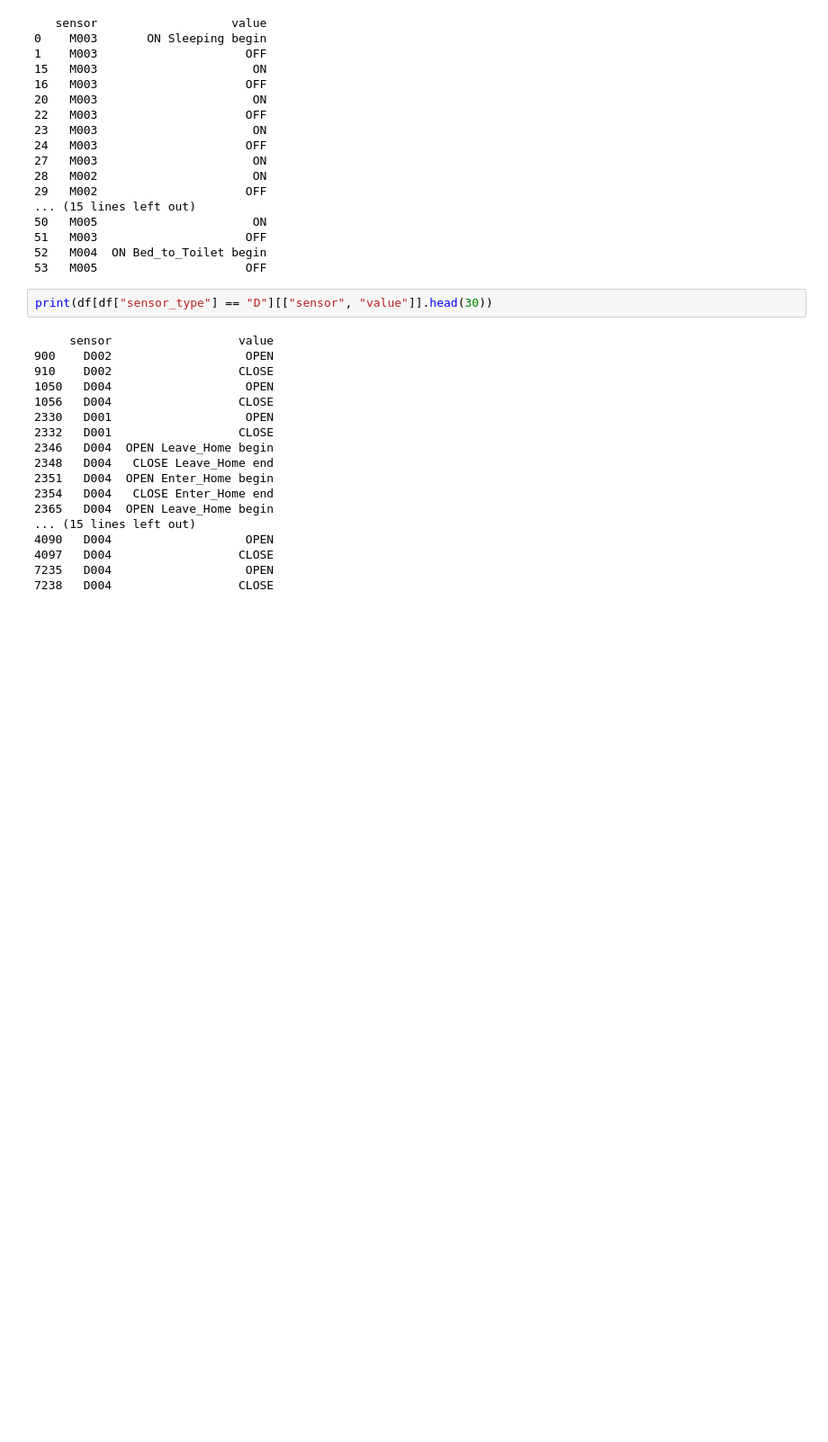
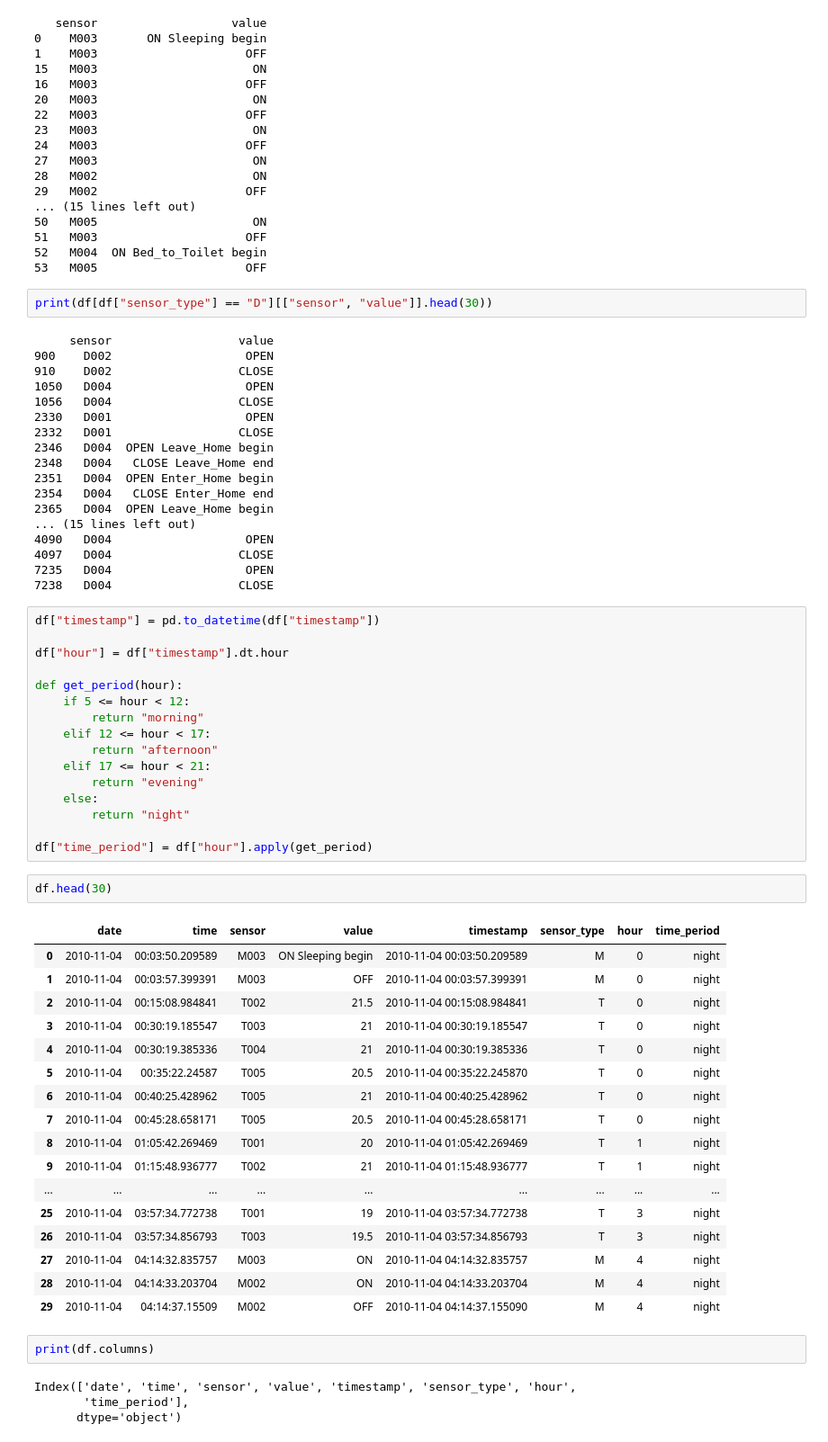
Before and after one commit to salmmaaly/HomeCareIOT, a Jupyter notebook: notebooks/01_data_exploration.ipynb, the cells around one changed output. Shown at 90% size. Saved outputs shown, nothing was run; the diff lists cells and outputs as text; blank space fills up the shorter version.

```diff
--- a/notebooks/01_data_exploration.ipynb
+++ b/notebooks/01_data_exploration.ipynb
@@ -462,3 +462,45 @@ print(df[df["sensor_type"] == "D"][["sensor", "value"]].head(30))
 4097   D004                  CLOSE
 7235   D004                   OPEN
 7238   D004                  CLOSE
+# %%
+df["timestamp"] = pd.to_datetime(df["timestamp"])
+
+df["hour"] = df["timestamp"].dt.hour
+
+def get_period(hour):
+    if 5 <= hour < 12:
+        return "morning"
+    elif 12 <= hour < 17:
+        return "afternoon"
+    elif 17 <= hour < 21:
+        return "evening"
+    else:
+        return "night"
+
+df["time_period"] = df["hour"].apply(get_period)
+# %%
+df.head(30)
+# %% [output]
+|  | date | time | sensor | value | timestamp | sensor_type | hour | time_period |
+| 0 | 2010-11-04 | 00:03:50.209589 | M003 | ON Sleeping begin | 2010-11-04 00:03:50.209589 | M | 0 | night |
+| 1 | 2010-11-04 | 00:03:57.399391 | M003 | OFF | 2010-11-04 00:03:57.399391 | M | 0 | night |
+| 2 | 2010-11-04 | 00:15:08.984841 | T002 | 21.5 | 2010-11-04 00:15:08.984841 | T | 0 | night |
+| 3 | 2010-11-04 | 00:30:19.185547 | T003 | 21 | 2010-11-04 00:30:19.185547 | T | 0 | night |
+| 4 | 2010-11-04 | 00:30:19.385336 | T004 | 21 | 2010-11-04 00:30:19.385336 | T | 0 | night |
+| 5 | 2010-11-04 | 00:35:22.24587 | T005 | 20.5 | 2010-11-04 00:35:22.245870 | T | 0 | night |
+| 6 | 2010-11-04 | 00:40:25.428962 | T005 | 21 | 2010-11-04 00:40:25.428962 | T | 0 | night |
+| 7 | 2010-11-04 | 00:45:28.658171 | T005 | 20.5 | 2010-11-04 00:45:28.658171 | T | 0 | night |
+| 8 | 2010-11-04 | 01:05:42.269469 | T001 | 20 | 2010-11-04 01:05:42.269469 | T | 1 | night |
+| 9 | 2010-11-04 | 01:15:48.936777 | T002 | 21 | 2010-11-04 01:15:48.936777 | T | 1 | night |
+| ... | ... | ... | ... | ... | ... | ... | ... | ... |
+| 25 | 2010-11-04 | 03:57:34.772738 | T001 | 19 | 2010-11-04 03:57:34.772738 | T | 3 | night |
+| 26 | 2010-11-04 | 03:57:34.856793 | T003 | 19.5 | 2010-11-04 03:57:34.856793 | T | 3 | night |
+| 27 | 2010-11-04 | 04:14:32.835757 | M003 | ON | 2010-11-04 04:14:32.835757 | M | 4 | night |
+| 28 | 2010-11-04 | 04:14:33.203704 | M002 | ON | 2010-11-04 04:14:33.203704 | M | 4 | night |
+| 29 | 2010-11-04 | 04:14:37.15509 | M002 | OFF | 2010-11-04 04:14:37.155090 | M | 4 | night |
+# %%
+print(df.columns)
+# %% [output]
+Index(['date', 'time', 'sensor', 'value', 'timestamp', 'sensor_type', 'hour',
+       'time_period'],
+      dtype='object')
```
Also changed, not shown: parts of 26 cells of this notebook.
